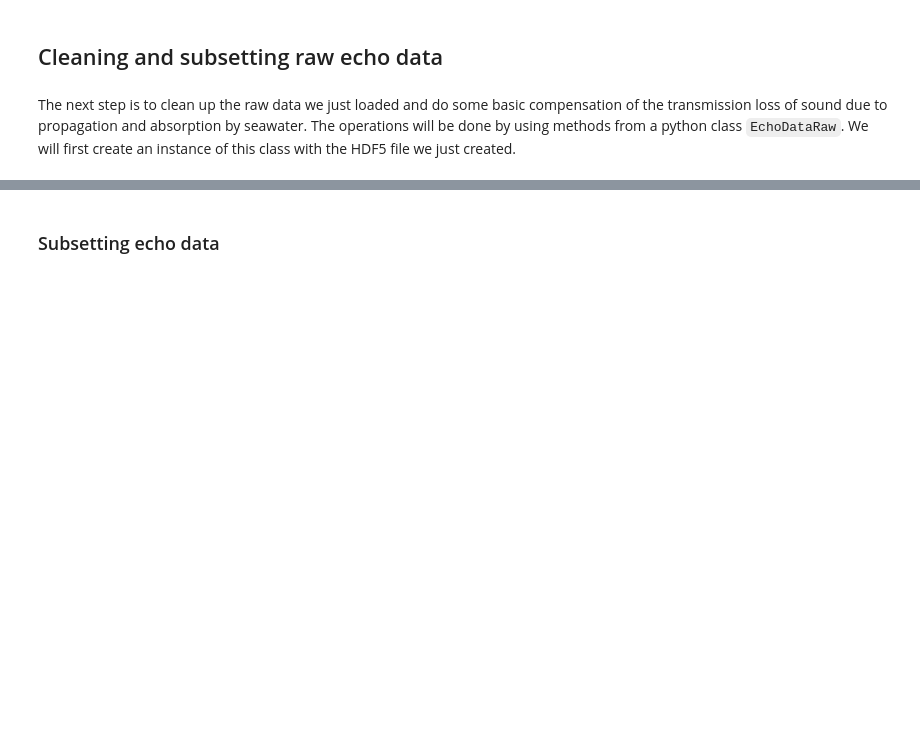
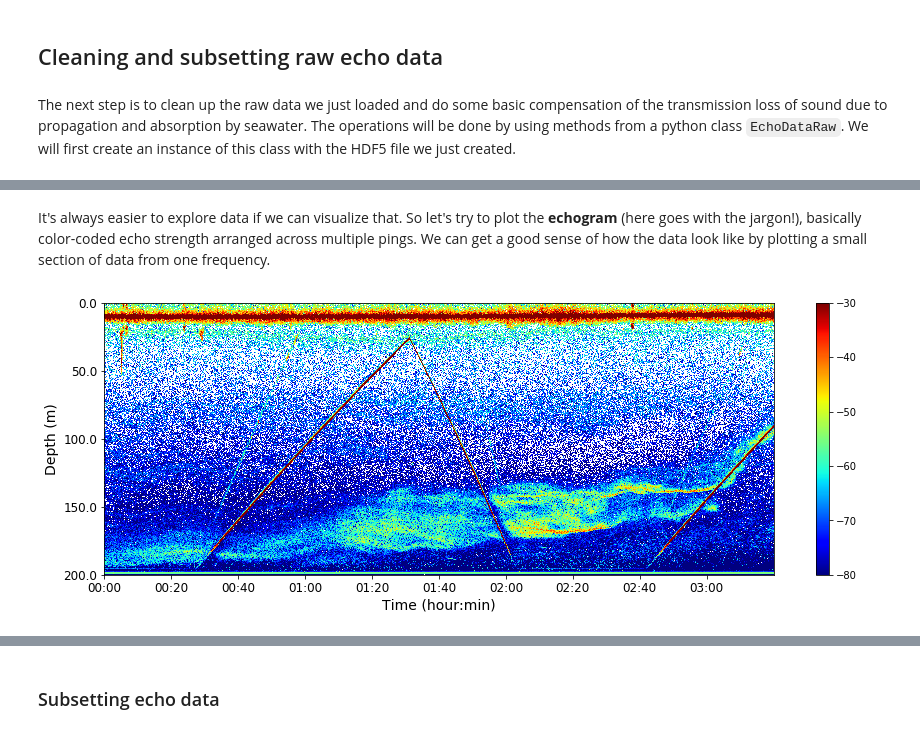
Before and after one commit to OSOceanAcoustics/echopype, a Jupyter notebook: notebooks/zpls_data_example.ipynb, the cells around one changed output, grey strips where cells are left out. Saved outputs shown, nothing was run; the diff lists cells and outputs as text; code cells hidden in the pictures; blank space fills up the shorter version.

```diff
--- a/notebooks/zpls_data_example.ipynb
+++ b/notebooks/zpls_data_example.ipynb
@@ -101,0 +157,37 @@ Wall time: 4min 4s
+# %% [markdown]
+It's always easier to explore data if we can visualize that. So let's try to plot the **echogram** (here goes with the jargon!), basically color-coded echo strength arranged across multiple pings. We can get a good sense of how the data look like by plotting a small section of data from one frequency.
+# %%
+# Getting start and end depth indices
+depth_max = 200
+depth_min = 0
+sz = edata_clean.Sv_corrected['200000.0'].shape      # size of one frequency of data
+depth_vec = np.arange(sz[0])*edata_clean.bin_size    # list of depth bins [m]
+depth_idx_start = np.searchsorted(depth_vec, depth_min, side="left")
+depth_idx_end = np.searchsorted(depth_vec, depth_max, side="right")
+if depth_idx_end>=depth_vec.shape[0]:
+    depth_idx_end = depth_vec.shape[0]-1
+
+# Getting depth label
+depth_ticks_num = 5
+y_ticks_spacing = sz[0]/(depth_ticks_num-1)
+y_ticks = np.arange(depth_ticks_num)*y_ticks_spacing
+depth_spacing = np.around((depth_max-depth_min)/(depth_ticks_num-1),decimals=1)
+depth_label = np.around(np.arange(depth_ticks_num)*depth_spacing,decimals=1)
+
+# Getting ping time label for first 1000 pings
+num_ping_to_plot = 12000
+num_ping_label = 10
+x_ticks = np.int32(np.arange(0,num_ping_label)*num_ping_to_plot/num_ping_label)
+x_ticks_label = [x.strftime('%H:%M') for x in num2date(edata_clean.ping_time[x_ticks])]
+
+# Plot it!
+fig = plt.figure(figsize=(15,5))
+plt.imshow(edata_clean.Sv_corrected['200000.0'][::-1,0:num_ping_to_plot],aspect='auto',vmax=-30,vmin=-80,cmap='jet')
+plt.xticks(x_ticks,x_ticks_label,fontsize=12)
+plt.yticks(y_ticks,depth_label,fontsize=12)
+plt.xlabel('Time (hour:min)',fontsize=14)
+plt.ylabel('Depth (m)',fontsize=14)
+plt.colorbar()
+plt.show()
+# %% [output]
+[figure, added]
```
Also changed, not shown: parts of 25 cells of this notebook.
